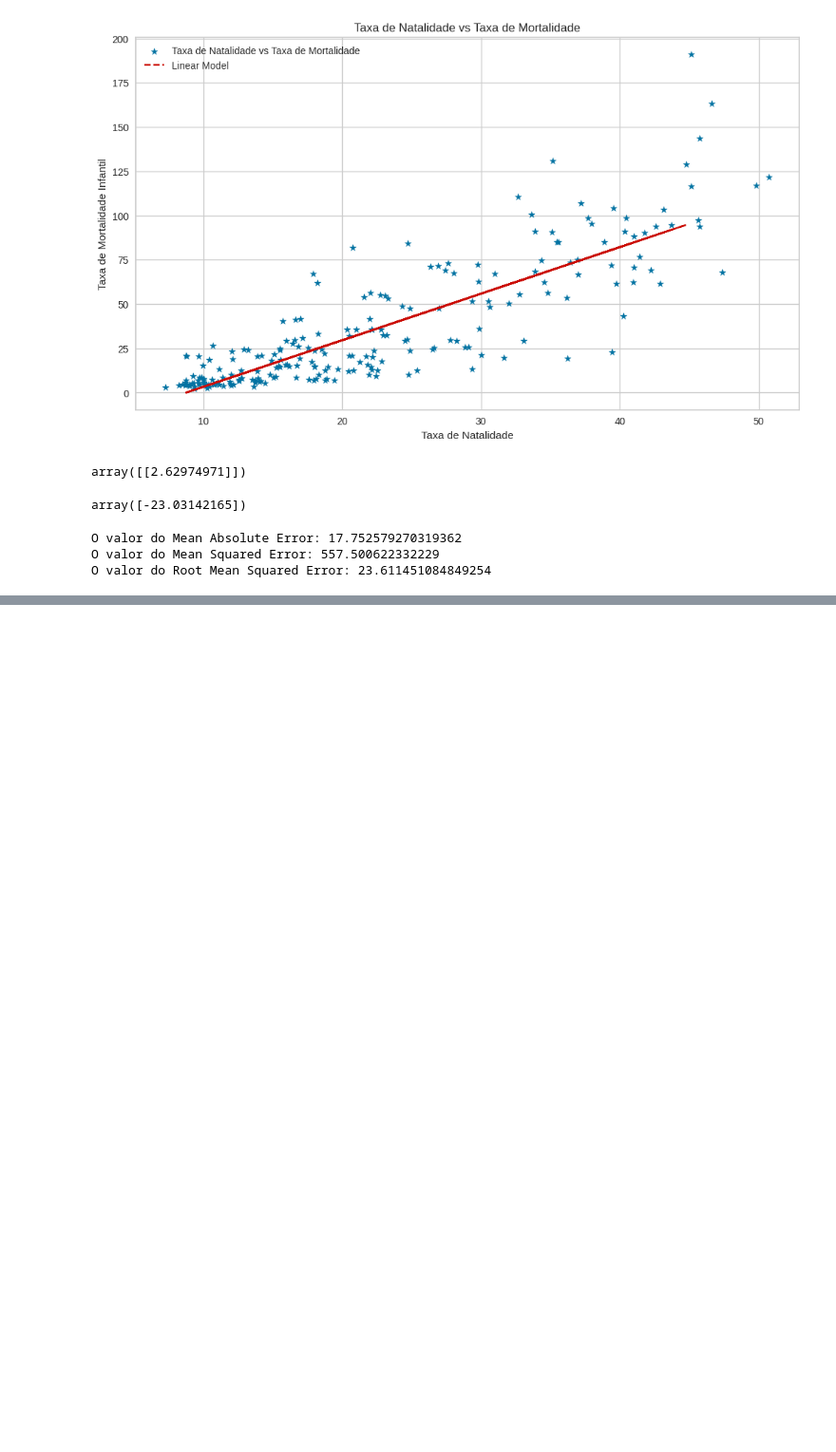
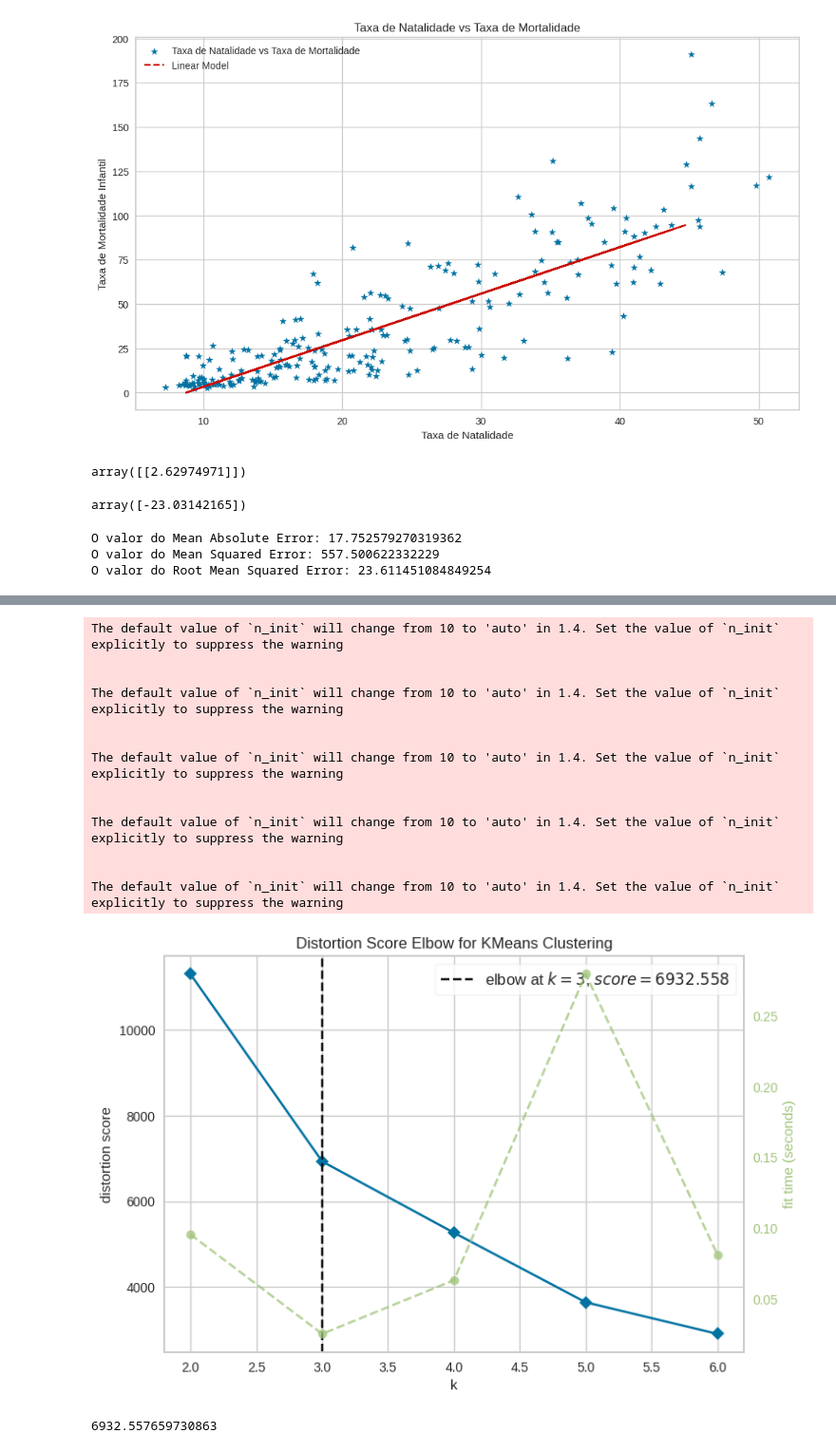
Before and after one commit to cantaruttim/Projeto_Integrador_III, a Jupyter notebook: Proj_Int_III.ipynb, the cells around one changed output, grey strips where cells are left out. Shown at 95% size. Cells and saved outputs as stored; diff of their text form; code cells hidden in the pictures; blank space fills up the shorter version.

```diff
--- a/Proj_Int_III.ipynb
+++ b/Proj_Int_III.ipynb
@@ -664,0 +688,12 @@ O valor do Root Mean Squared Error: 23.611451084849254
+# %%
+import plotly.express as px
+import plotly.graph_objects as go
+from sklearn.preprocessing import StandardScaler
+
+dados_normalizados = StandardScaler()
+dataset_normalizado = dados_normalizados.fit_transform(X)
+
+dataset_normalizado
+# %%
+kmeans_normalizados = KMeans(n_clusters=3)
+kmeans_normalizados.fit(dataset_normalizado)
@@ -664,0 +732,29 @@ O valor do Root Mean Squared Error: 23.611451084849254
+# %%
+from sklearn.cluster import KMeans
+from yellowbrick.cluster import KElbowVisualizer
+
+# Instantiate the clustering model and visualizer
+model = KMeans(kmeans_normalizados)
+visualizer = KElbowVisualizer(model, k=6)
+
+visualizer.fit(X)        # Fit the data to the visualizer
+visualizer.show() ;
+# %% [output]
+The default value of `n_init` will change from 10 to 'auto' in 1.4. Set the value of `n_init` explicitly to suppress the warning
+
+
+The default value of `n_init` will change from 10 to 'auto' in 1.4. Set the value of `n_init` explicitly to suppress the warning
+
+
+The default value of `n_init` will change from 10 to 'auto' in 1.4. Set the value of `n_init` explicitly to suppress the warning
+
+
+The default value of `n_init` will change from 10 to 'auto' in 1.4. Set the value of `n_init` explicitly to suppress the warning
+
+
+The default value of `n_init` will change from 10 to 'auto' in 1.4. Set the value of `n_init` explicitly to suppress the warning
+[figure, added]
+# %%
+visualizer.elbow_score_
+# %% [output]
+6932.557659730863
```
Also changed, not shown: parts of 13 cells of this notebook.
